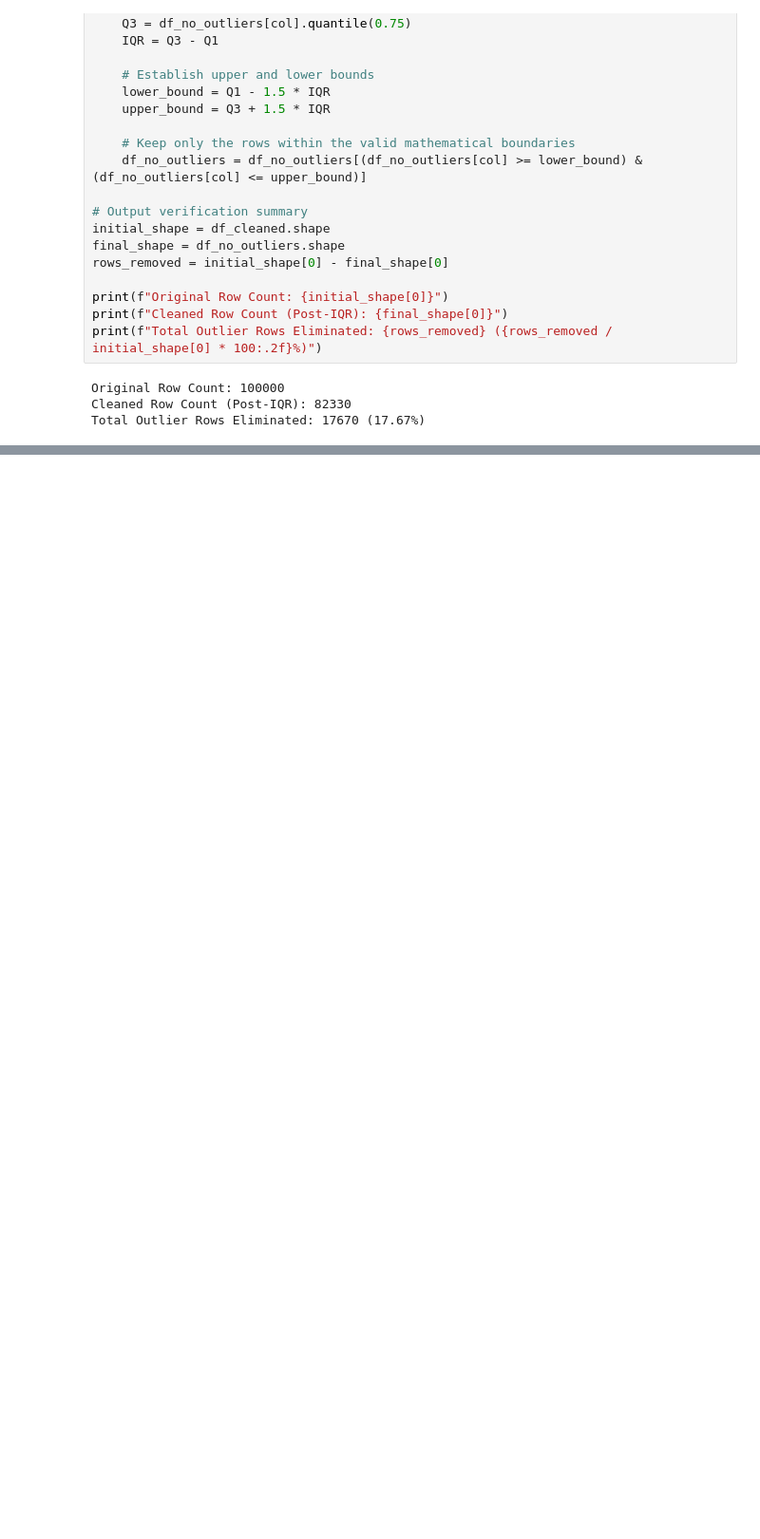
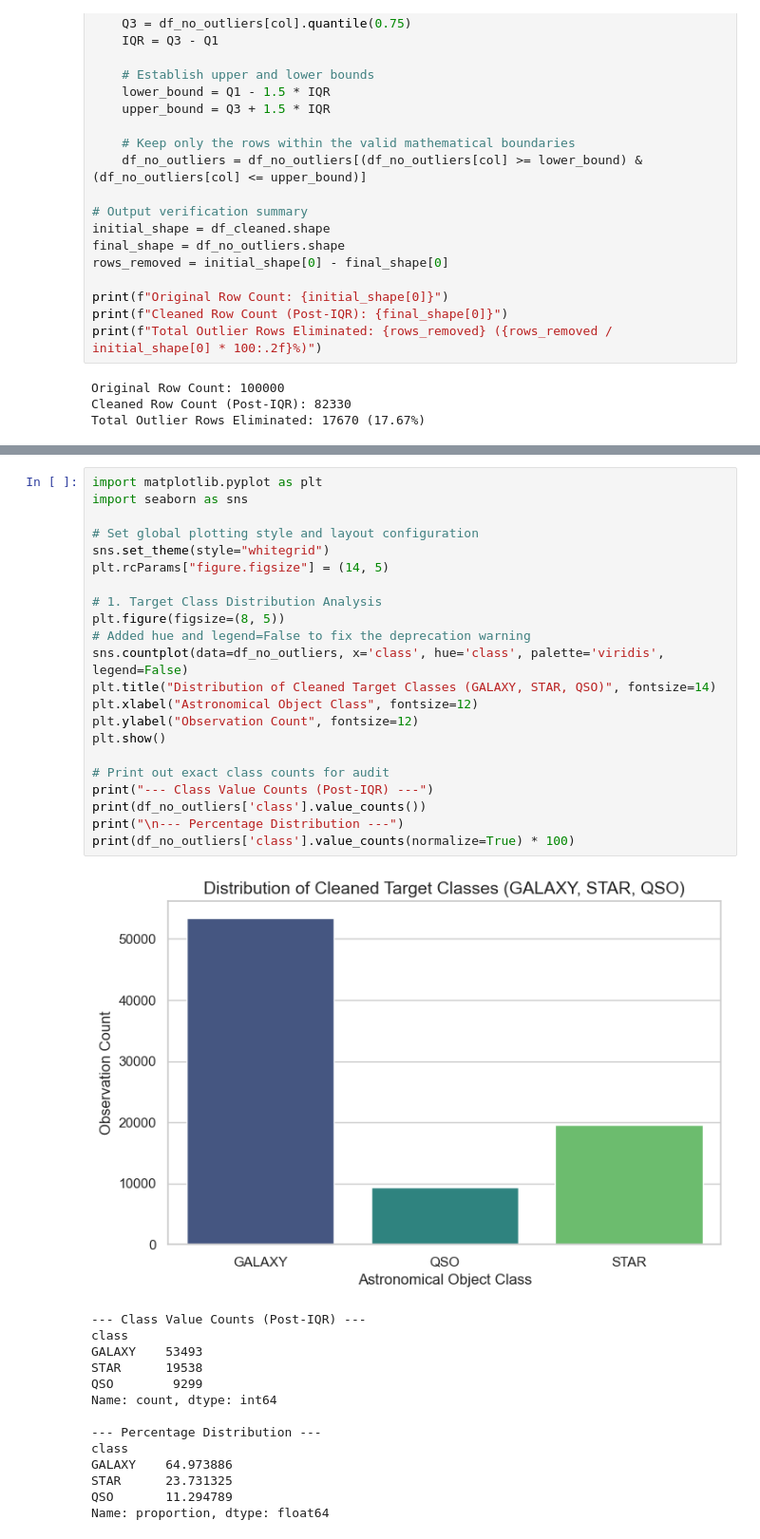
Before and after one commit to DimovDimo/SDSS17-ML-Research, a Jupyter notebook: SDSS17-ML-Research.ipynb, the cells around one changed output, grey strips where cells are left out. Shown at 95% size. Saved outputs shown, nothing was run; the diff lists cells and outputs as text; blank space fills up the shorter version.

Commit message:
feat: add target balance, feature distributions, and correlation heatmap

```diff
--- a/SDSS17-ML-Research.ipynb
+++ b/SDSS17-ML-Research.ipynb
@@ -280,0 +285,37 @@ Total Outlier Rows Eliminated: 17670 (17.67%)
+# %%
+import matplotlib.pyplot as plt
+import seaborn as sns
+
+# Set global plotting style and layout configuration
+sns.set_theme(style="whitegrid")
+plt.rcParams["figure.figsize"] = (14, 5)
+
+# 1. Target Class Distribution Analysis
+plt.figure(figsize=(8, 5))
+# Added hue and legend=False to fix the deprecation warning
+sns.countplot(data=df_no_outliers, x='class', hue='class', palette='viridis', legend=False)
+plt.title("Distribution of Cleaned Target Classes (GALAXY, STAR, QSO)", fontsize=14)
+plt.xlabel("Astronomical Object Class", fontsize=12)
+plt.ylabel("Observation Count", fontsize=12)
+plt.show()
+
+# Print out exact class counts for audit
+print("--- Class Value Counts (Post-IQR) ---")
+print(df_no_outliers['class'].value_counts())
+print("\n--- Percentage Distribution ---")
+print(df_no_outliers['class'].value_counts(normalize=True) * 100)
+# %% [output]
+[figure, added]
+--- Class Value Counts (Post-IQR) ---
+class
+GALAXY    53493
+STAR      19538
+QSO        9299
+Name: count, dtype: int64
+
+--- Percentage Distribution ---
+class
+GALAXY    64.973886
+STAR      23.731325
+QSO       11.294789
+Name: proportion, dtype: float64
```
Also changed, not shown: parts of 2 cells of this notebook.
